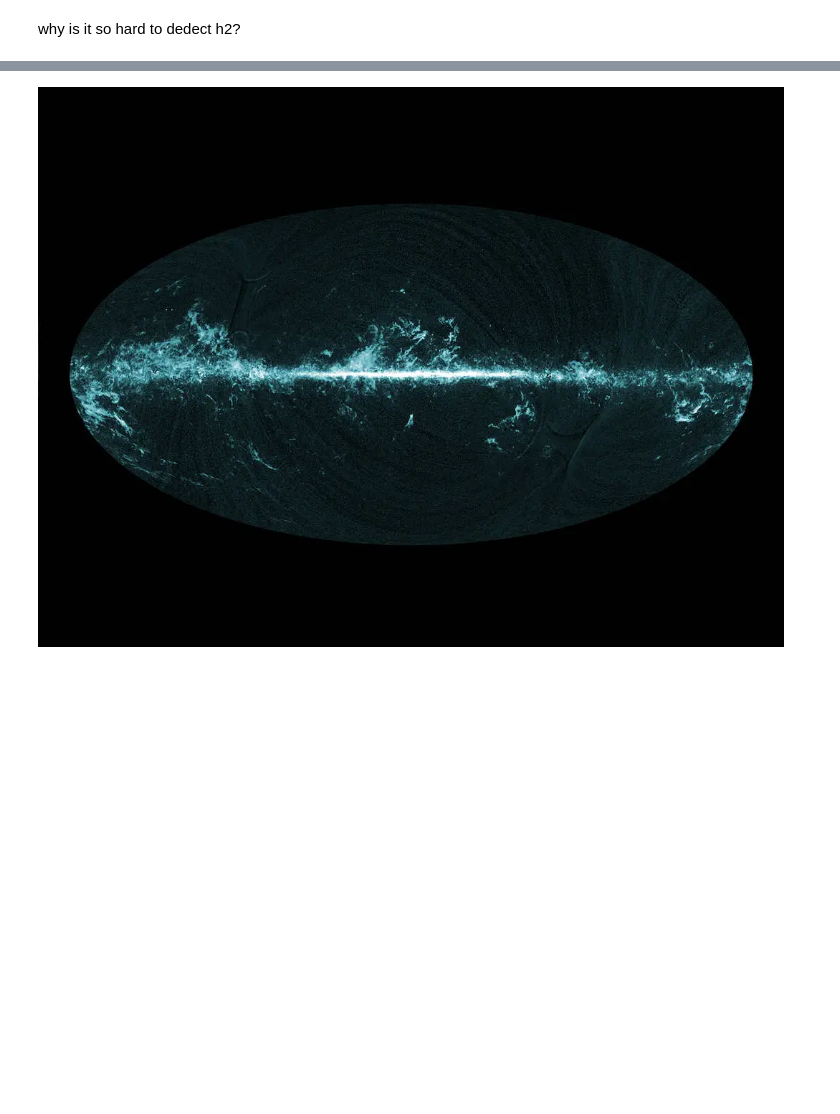
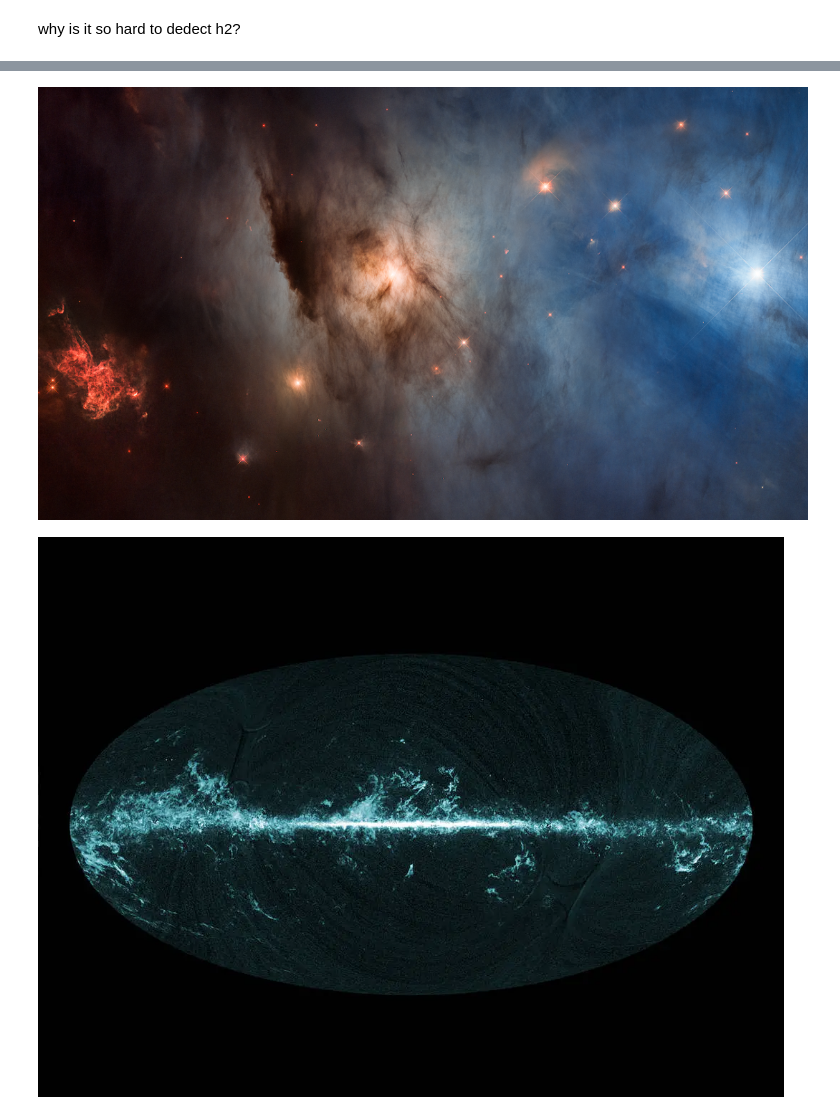
Before and after one commit to zekatski/Cold-Gas, a Jupyter notebook: Cold Gas Project.ipynb, the cells around one changed output, grey strips where cells are left out. Saved outputs shown, nothing was run; the diff lists cells and outputs as text; code cells hidden in the pictures; blank space fills up the shorter version.

```diff
--- a/Cold Gas Project.ipynb
+++ b/Cold Gas Project.ipynb
@@ -19,3 +16,8 @@ why is it so hard to dedect h2?
+# %%
+image1='Images/galactic cloud.png'
+Image(image1)
+# %% [output]
+[figure, added]
 # %%
 image2 = 'Images/Killer Figure.png'
 Image(image2)
```
Also changed, not shown: parts of 1 cell of this notebook.
